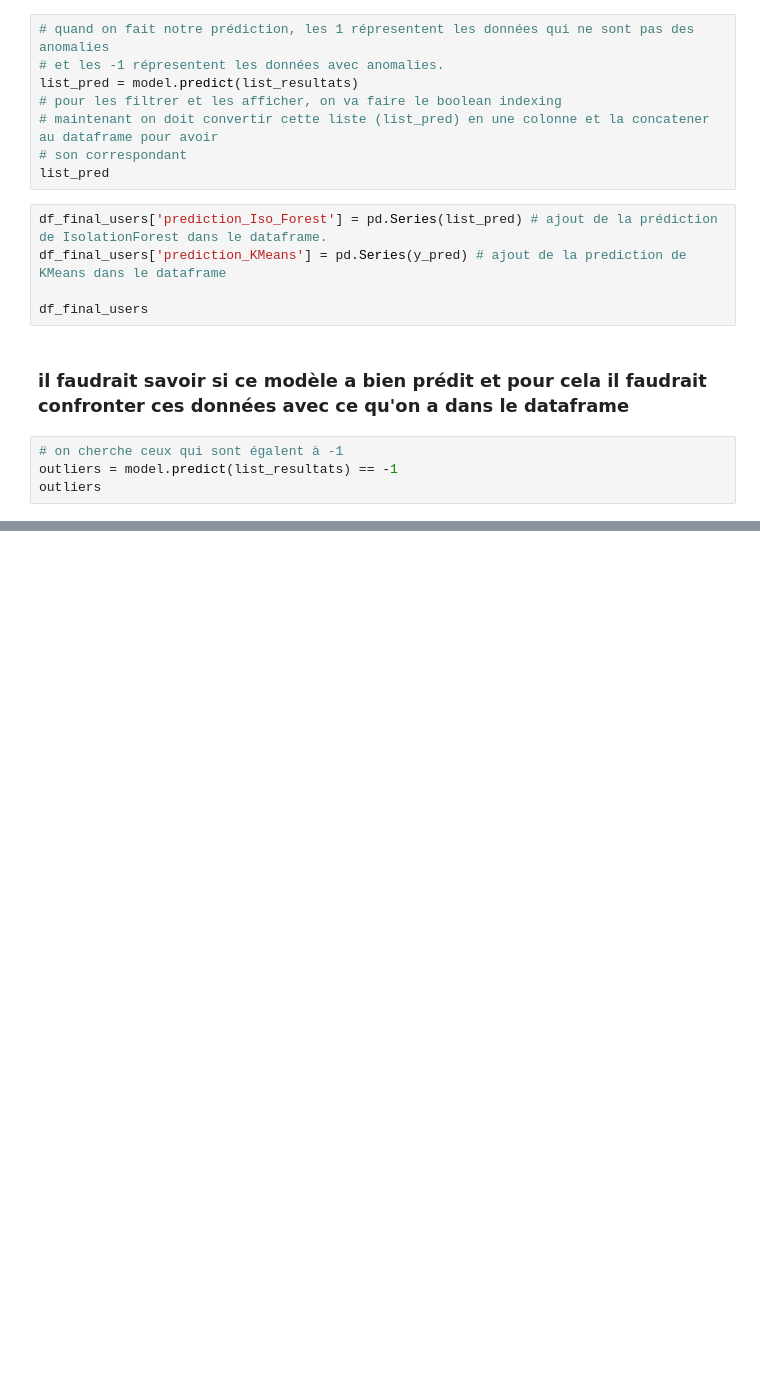
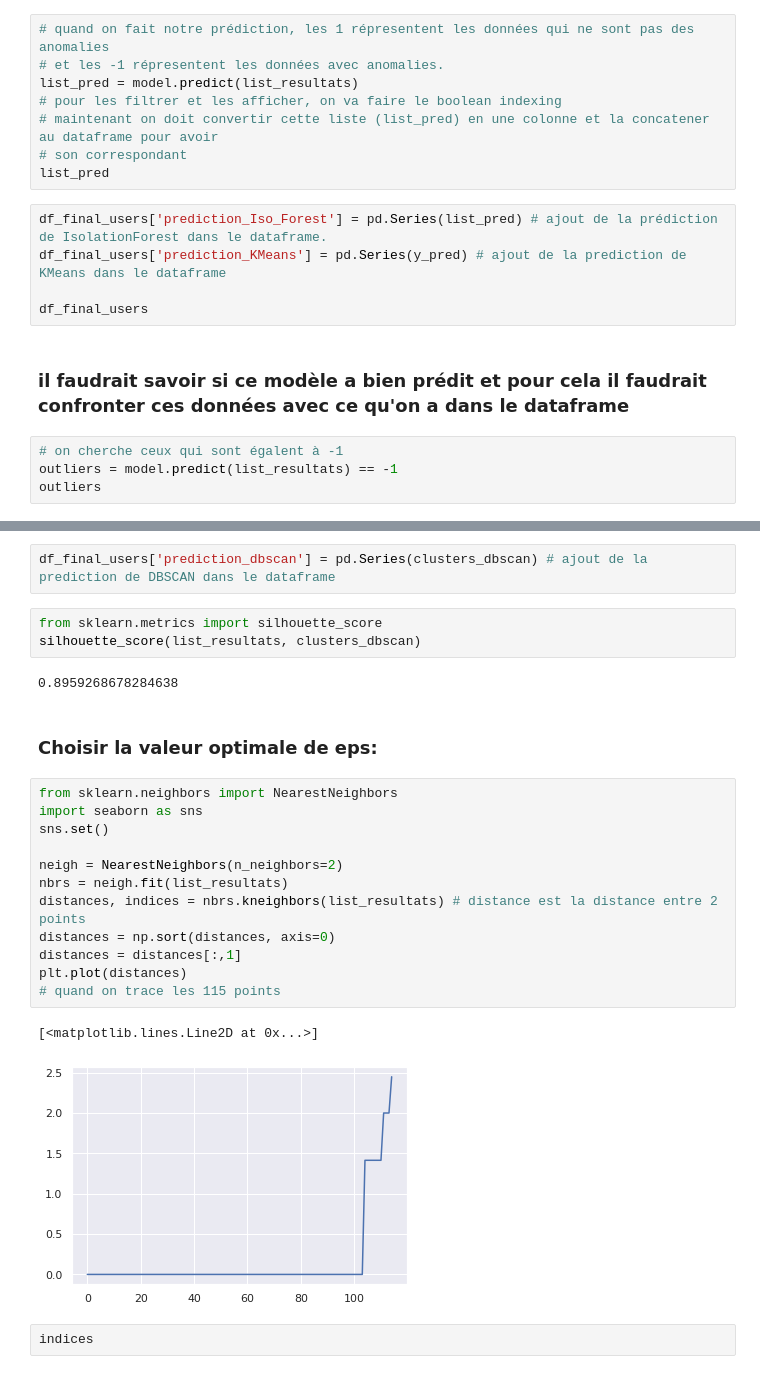
Before and after one commit to pfolaa/dsti-labs, a Jupyter notebook: fraud_detection.ipynb, the cells around one changed output, grey strips where cells are left out. Drawn from its saved outputs; the diff is of its cells as text; blank space fills up the shorter version.

```diff
--- a/fraud_detection.ipynb
+++ b/fraud_detection.ipynb
@@ -2862,0 +2195,26 @@ plt.show()
+# %%
+df_final_users['prediction_dbscan'] = pd.Series(clusters_dbscan) # ajout de la prediction de DBSCAN dans le dataframe
+# %%
+from sklearn.metrics import silhouette_score
+silhouette_score(list_resultats, clusters_dbscan)
+# %% [output]
+0.8959268678284638
+# %% [markdown]
+### Choisir la valeur optimale de eps:
+# %%
+from sklearn.neighbors import NearestNeighbors
+import seaborn as sns
+sns.set()
+
+neigh = NearestNeighbors(n_neighbors=2)
+nbrs = neigh.fit(list_resultats)
+distances, indices = nbrs.kneighbors(list_resultats) # distance est la distance entre 2 points
+distances = np.sort(distances, axis=0)
+distances = distances[:,1]
+plt.plot(distances)
+# quand on trace les 115 points
+# %% [output]
+[<matplotlib.lines.Line2D at 0x...>]
+[figure, added]
+# %%
+indices
```
Also changed, not shown: parts of 82 cells of this notebook.
